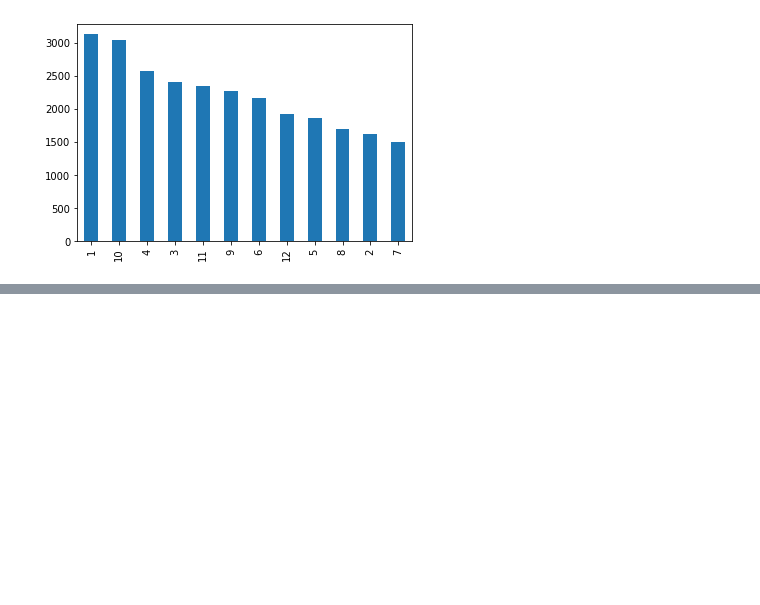
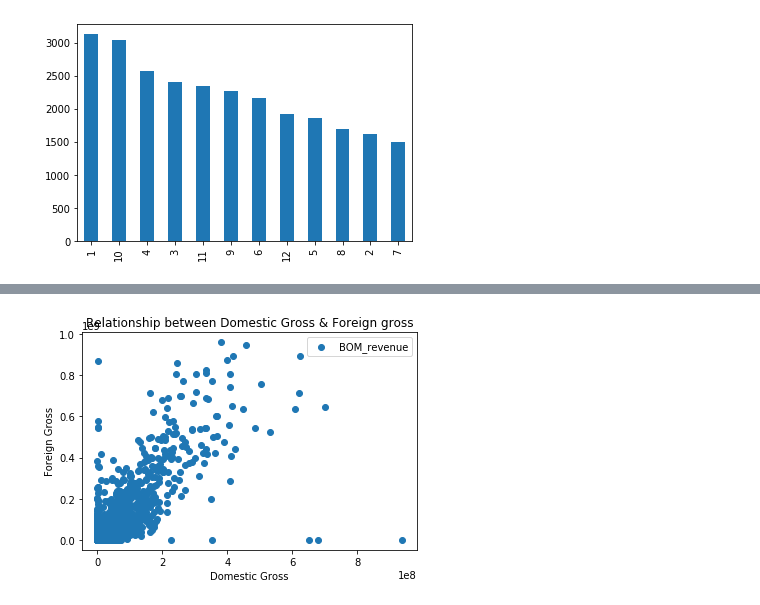
Before and after one commit to ksis1st/Project_MS_Studio, a Jupyter notebook: Project_MS_Studio.ipynb, the cells around one changed output, grey strips where cells are left out. Cells and saved outputs as stored; diff of their text form; code cells hidden in the pictures; blank space fills up the shorter version.

```diff
--- a/Project_MS_Studio.ipynb
+++ b/Project_MS_Studio.ipynb
@@ -2072,0 +2142,9 @@ tmdb_df['month'].value_counts().plot.bar()
+# %%
+plt.scatter(new_bom['domestic_gross'][:5000],new_bom['foreign_gross'][:5000], label='BOM_revenue')
+plt.title('Relationship between Domestic Gross & Foreign gross')
+plt.xlabel('Domestic Gross')
+plt.ylabel('Foreign Gross')
+plt.legend()
+plt.show()
+# %% [output]
+[figure, added]
```
Also changed, not shown: parts of 72 cells of this notebook.
